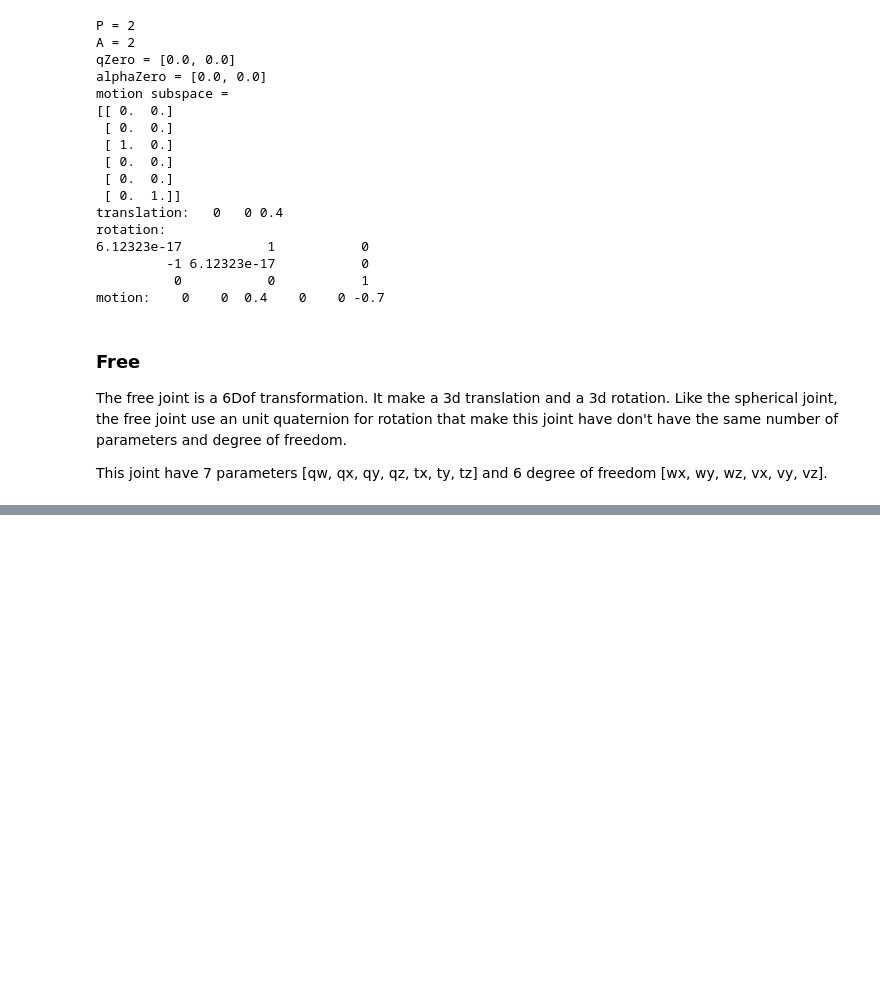
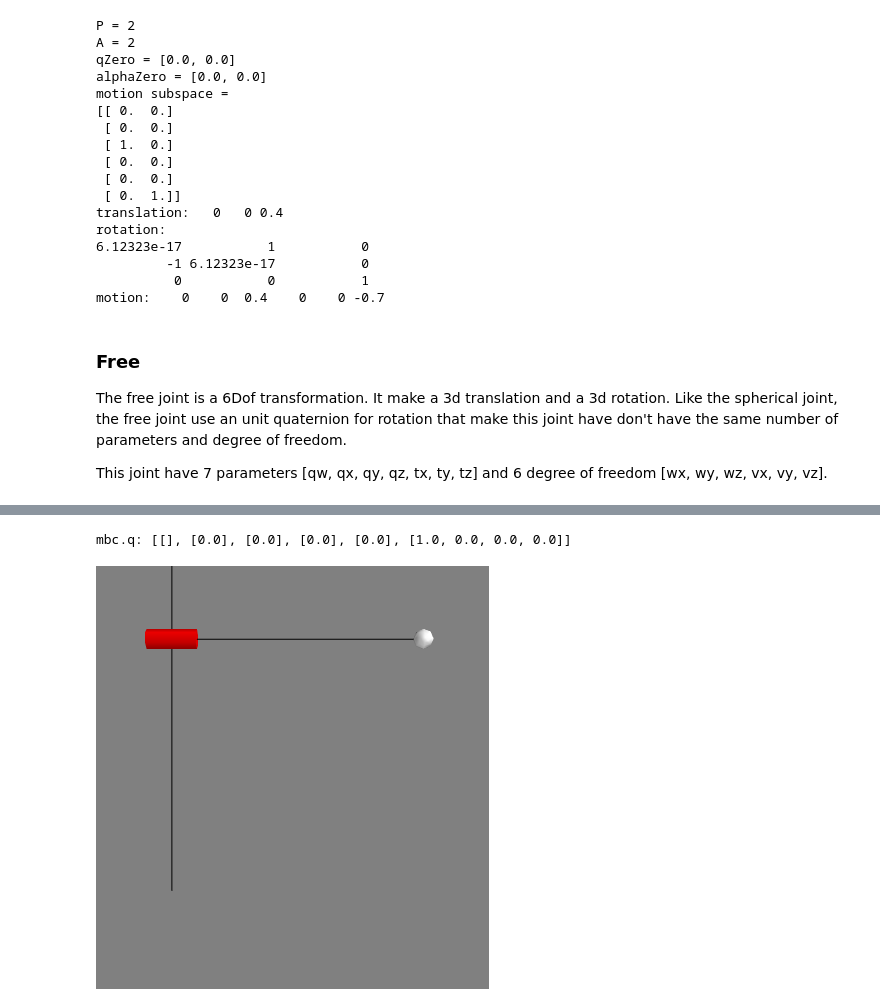
Before and after one commit to jrl-umi3218/sva_rbdyn_tutorials, a Jupyter notebook: MultiBody.ipynb, the cells around one changed output, grey strips where cells are left out. Saved outputs shown, nothing was run; the diff lists cells and outputs as text; code cells hidden in the pictures; blank space fills up the shorter version.

Commit message:
Add MultiBodyGraph, MultiBody and MultiBodyConfig section.

```diff
--- a/MultiBody.ipynb
+++ b/MultiBody.ipynb
@@ -49,20 +49,21 @@ In python we will commonly use name to reference a body while the RBDyn API use
 
 Finally the body store a `sva::RBInertia` class that will hold the body inertia value (mass, center of mass and rotational inertia at body origin).
 # %%
-b1m = 2. # 2kg
-b1c = e.Vector3d(0.5, 0.5, 0.) # center of mass at [0.5, 0.5, 0.] from the body origin
+b0m = 2. # 2kg
+b0c = e.Vector3d(0.5, 0.5, 0.) # center of mass at [0.5, 0.5, 0.] from the body origin
+b0rI = e.Matrix3d.Identity() # rotational inertia at body origin
+# here the second argument is the body first moment of mass (h = m c)
+b0I = sva.RBInertia(b0m, b0m*b0c, b0rI)
+# first body constructor that take sva.RBInertia as firt param
+b0 = rbd.Body(b0I, 0, 'b0')
+
+b1m = 4. # 4kg
+b1c = e.Vector3d(0., 0.5, 0.) # center of mass at [0., 0.5, 0.] from the body origin
 b1rI = e.Matrix3d.Identity() # rotational inertia at body origin
-# here the second argument is the body first moment of mass (h = m c)
-b1I = sva.RBInertia(b1m, b1m*b1c, b1rI)
-# first body constructor that take sva.RBInertia as firt param
-b1 = rbd.Body(b1I, 1, 'b1')
+# here the second argument is the body center of mass (not the first moment of mass)
+b1 = rbd.Body(b1m, b1c, b1rI, 1, 'b1')
 
-b2m = 4. # 4kg
-b2c = e.Vector3d(0., 0.5, 0.) # center of mass at [0., 0.5, 0.] from the body origin
-b2rI = e.Matrix3d.Identity() # rotational inertia at body origin
-# here the second argument is the body center of mass (not the first moment of mass)
-b2 = rbd.Body(b2m, b2c, b2rI, 2, 'b2')
-
+b2 = rbd.Body(1., e.Vector3d.Zero(), e.Matrix3d.Identity(), 2, 'b2')
 b3 = rbd.Body(1., e.Vector3d.Zero(), e.Matrix3d.Identity(), 3, 'b3')
 b4 = rbd.Body(1., e.Vector3d.Zero(), e.Matrix3d.Identity(), 4, 'b4')
 b5 = rbd.Body(1., e.Vector3d.Zero(), e.Matrix3d.Identity(), 5, 'b5')
@@ -290,0 +532,21 @@ print 'motion:', j.motion([0.2, 0.5, -0.5])
+# %%
+mbc = rbd.MultiBodyConfig(mb)
+mbc.zero(mb)
+
+# take the q vector
+q = map(list, mbc.q)
+print 'mbc.q:', q
+
+# apply the forward kinematics
+rbd.forwardKinematics(mb, mbc)
+
+# draw the robot
+from graph import MultiBodyViz
+mbv = MultiBodyViz(mbg, mb)
+
+mbv.addActors(viewer.scene)
+mbv.display(mb, mbc)
+display()
+# %% [output]
+mbc.q: [[], [0.0], [0.0], [0.0], [0.0], [1.0, 0.0, 0.0, 0.0]]
+[figure, added]
```
Also changed, not shown: parts of 13 cells of this notebook.
